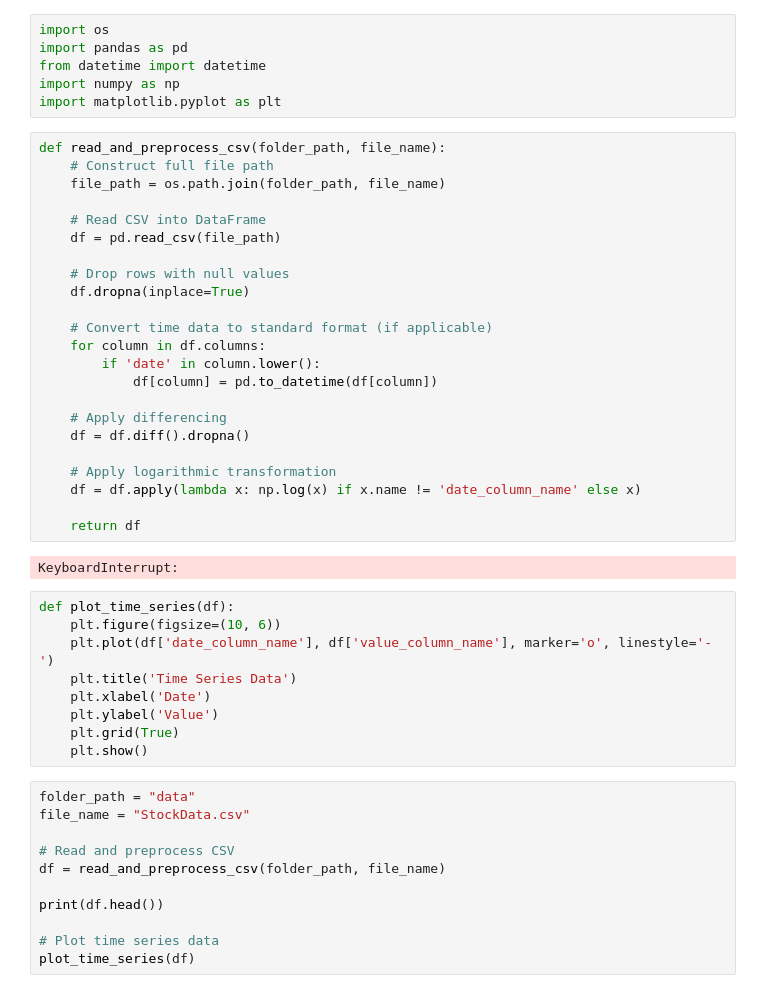
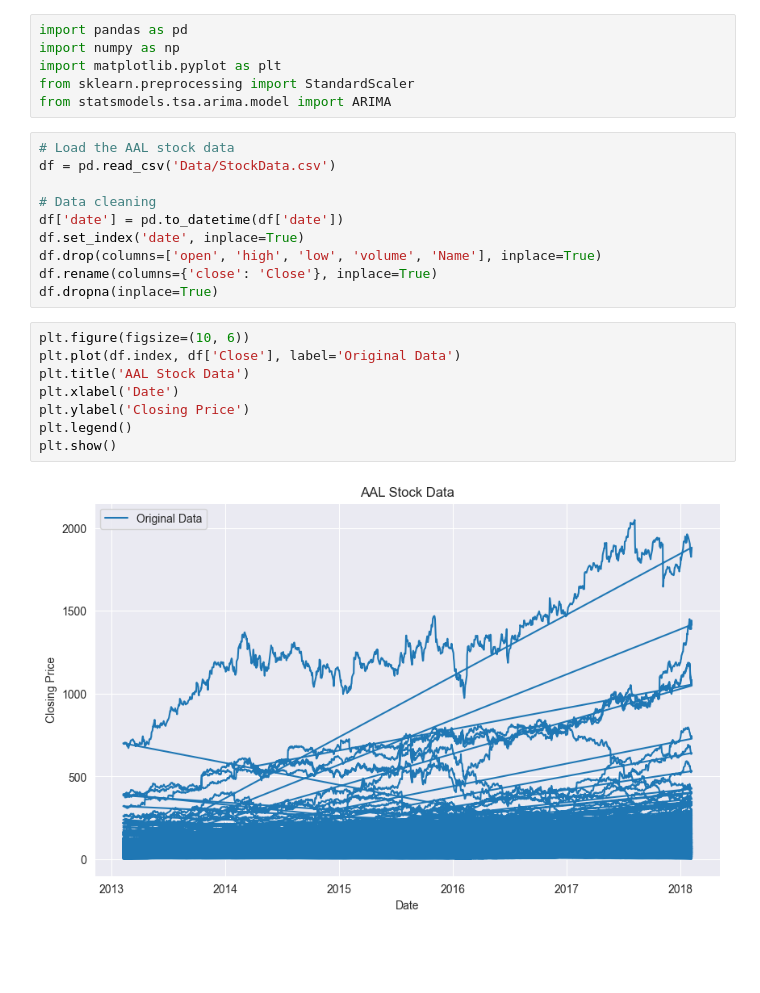
Before and after one commit to Ibzie/Arima-Based-Modeling-on-Datasets, a Jupyter notebook: main.ipynb, the cells around one changed output. Cells and saved outputs as stored; diff of their text form; blank space fills up the shorter version.

```diff
--- a/main.ipynb
+++ b/main.ipynb
@@ -1,51 +1,26 @@
 # %%
-import os
 import pandas as pd
-from datetime import datetime
 import numpy as np
 import matplotlib.pyplot as plt
+from sklearn.preprocessing import StandardScaler
+from statsmodels.tsa.arima.model import ARIMA
-# %%
-def read_and_preprocess_csv(folder_path, file_name):
-    # Construct full file path
-    file_path = os.path.join(folder_path, file_name)
-
-    # Read CSV into DataFrame
-    df = pd.read_csv(file_path)
-
-    # Drop rows with null values
-    df.dropna(inplace=True)
-
-    # Convert time data to standard format (if applicable)
-    for column in df.columns:
-        if 'date' in column.lower():
-            df[column] = pd.to_datetime(df[column])
-
-    # Apply differencing
-    df = df.diff().dropna()
-
-    # Apply logarithmic transformation
-    df = df.apply(lambda x: np.log(x) if x.name != 'date_column_name' else x)
-
-    return df
-# %% [output]
-KeyboardInterrupt:
+# %%
+# Load the AAL stock data
+df = pd.read_csv('Data/StockData.csv')
+
+# Data cleaning
+df['date'] = pd.to_datetime(df['date'])
+df.set_index('date', inplace=True)
+df.drop(columns=['open', 'high', 'low', 'volume', 'Name'], inplace=True)
+df.rename(columns={'close': 'Close'}, inplace=True)
+df.dropna(inplace=True)
 # %%
-def plot_time_series(df):
-    plt.figure(figsize=(10, 6))
-    plt.plot(df['date_column_name'], df['value_column_name'], marker='o', linestyle='-')
-    plt.title('Time Series Data')
-    plt.xlabel('Date')
-    plt.ylabel('Value')
-    plt.grid(True)
-    plt.show()
+plt.figure(figsize=(10, 6))
+plt.plot(df.index, df['Close'], label='Original Data')
+plt.title('AAL Stock Data')
+plt.xlabel('Date')
+plt.ylabel('Closing Price')
+plt.legend()
+plt.show()
+# %% [output]
+[figure, added]
-# %%
-folder_path = "data"
-file_name = "StockData.csv"
-
-# Read and preprocess CSV
-df = read_and_preprocess_csv(folder_path, file_name)
-
-print(df.head())
-
-# Plot time series data
-plot_time_series(df)
```
Also changed, not shown: parts of 2 cells of this notebook, 4 other files.
